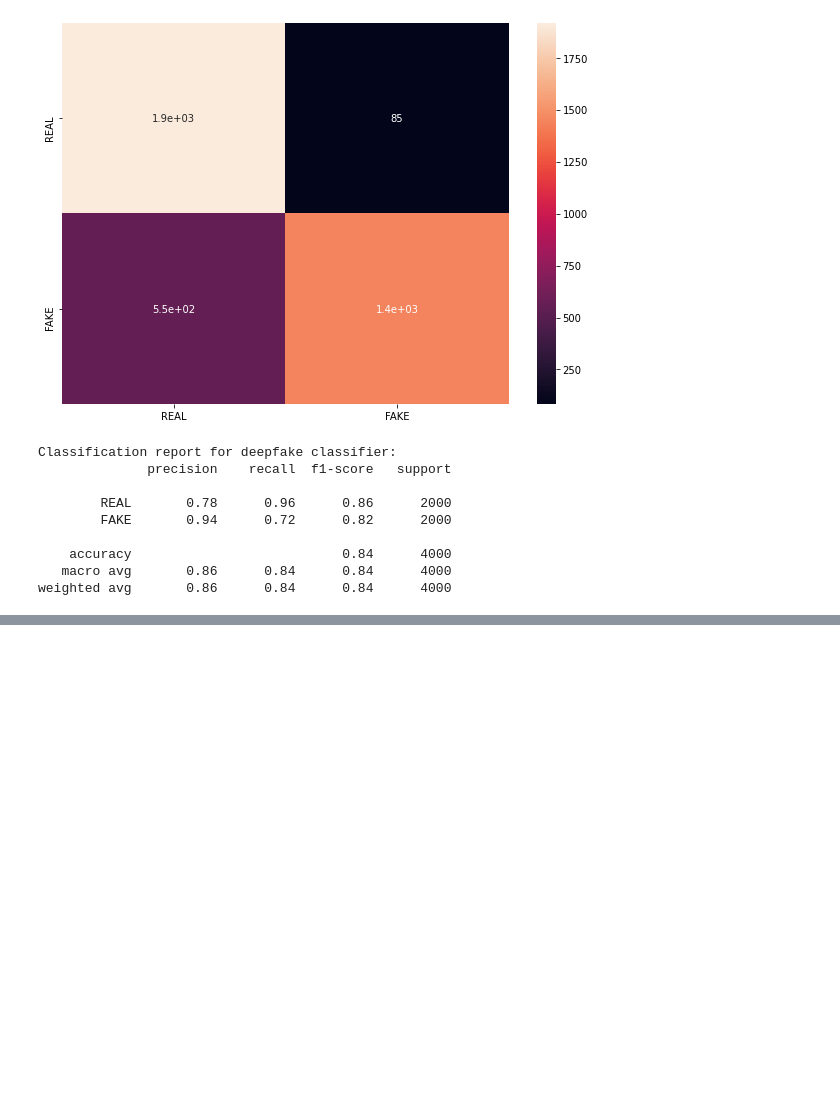
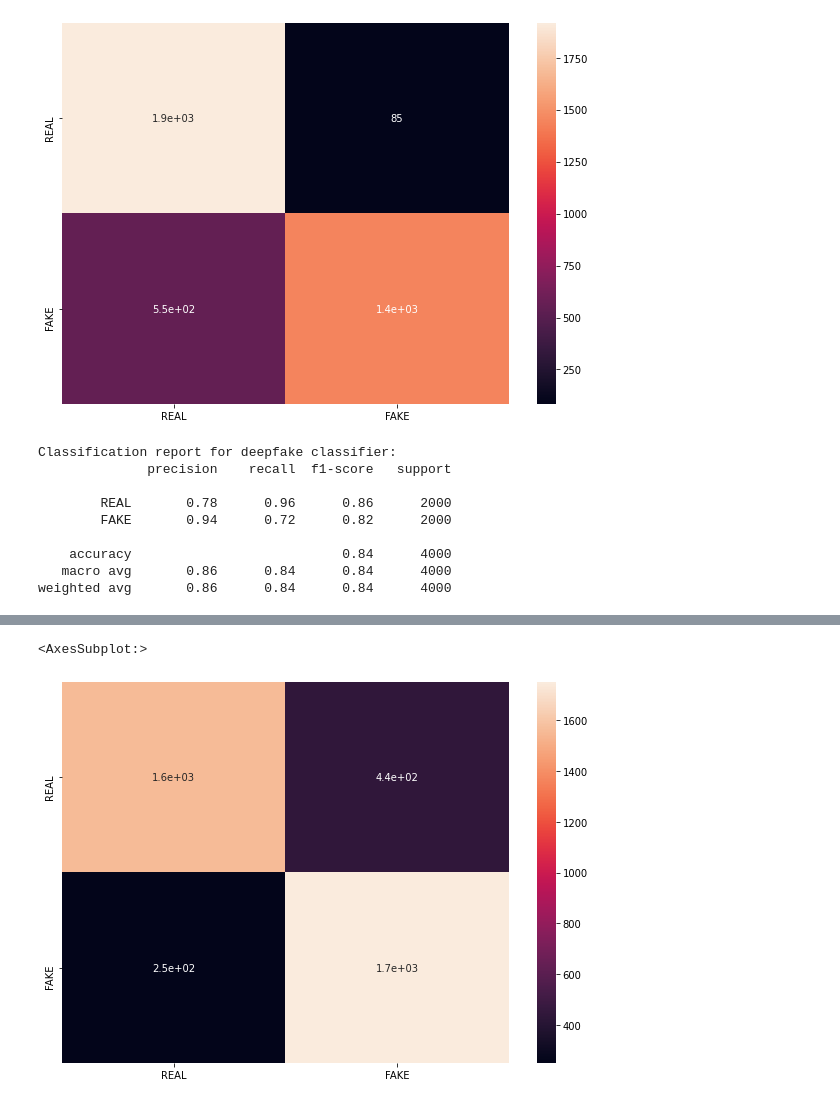
Before and after one commit to AugustasMacys/BachelorThesis, a Jupyter notebook: src/inference/ResultsAnalyser.ipynb, the cells around one changed output, grey strips where cells are left out. Saved outputs shown, nothing was run; the diff lists cells and outputs as text; code cells hidden in the pictures; blank space fills up the shorter version.

```diff
--- a/src/inference/ResultsAnalyser.ipynb
+++ b/src/inference/ResultsAnalyser.ipynb
@@ -162,0 +186,17 @@ weighted avg       0.86      0.84      0.84      4000
+# %%
+# change to zeros and 1s
+for i in range(len(predicted_labels_3D)):
+    if predicted_labels_3D[i] > 0.5:
+        predicted_labels_3D[i] = 1
+    else:
+        predicted_labels_3D[i] = 0
+# %%
+cm = confusion_matrix(truth_labels, predicted_labels_3D)
+# %%
+df_cm = pd.DataFrame(cm, index = target_names,
+                  columns = target_names)
+plt.figure(figsize = (10,7))
+sns.heatmap(df_cm, annot=True)
+# %% [output]
+<AxesSubplot:>
+[figure, added]
```
Also changed, not shown: parts of 45 cells of this notebook.
